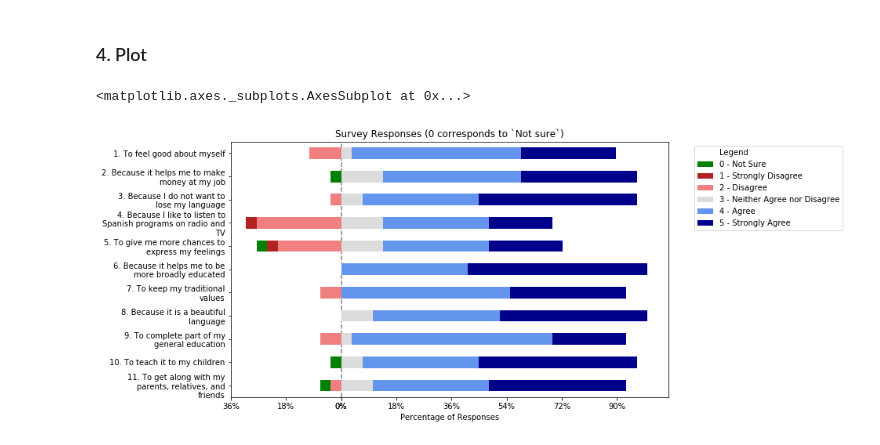
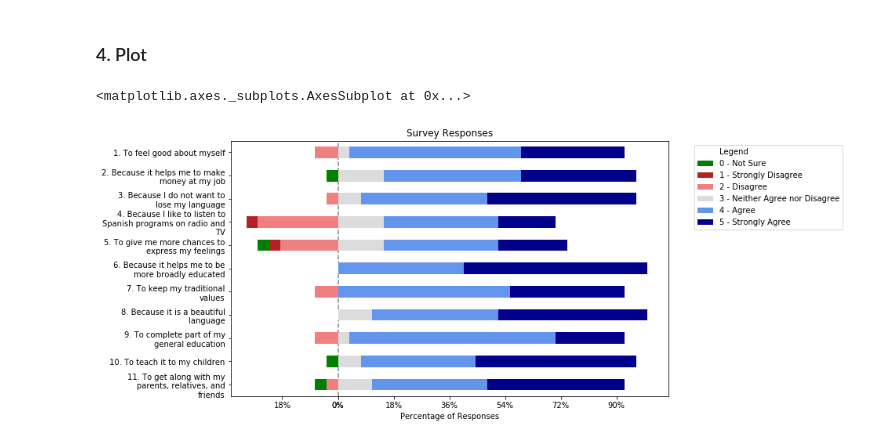
Before and after one commit to damian-romero/likert_scale_analyses, a Jupyter notebook: simple_analysis.ipynb, the cells around one changed output. Drawn from its saved outputs; the diff is of its cells as text; code cells hidden in the pictures.

```diff
--- a/simple_analysis.ipynb
+++ b/simple_analysis.ipynb
@@ -9,7 +9,7 @@ import plot_likert # Likert scale analysis
 ### 1. Import dataset
 # %%
 datadir = 'data/' # add this directory in your system and store your csv data there.
-table = 'scores.csv' # the name of my dataset. Change it to fit yours.
+table = 'scores_M.csv' # the name of my dataset. Change it to fit yours.
 
 # Read data into a pandas dataframe
 df = pd.read_csv(os.path.join(datadir, table), sep= '\t') # my data is actually a tab-separated table
@@ -36,6 +38,16 @@ memory usage: 10.1+ KB
 # %%
-# The dataset contains 11 responses for each of the 29 participants in my survey.
-# Responses are stacked on top of each other so a new participant is shown every 11 rows.
-# Show all columns and the top 23 rows
-df.head(23)
+# Get length of the dataset
+df_len = len(df['Participant'])
+# Get number of unique questions
+questions_n = len(df['Question'].unique())
+# Get number of unique participants
+participants_n = len(df['Participant'].unique())
+# Compensate for the difference between zero indexing and early stop in range function later
+zero_range_diff = 2
+range_top = df_len + zero_range_diff - participants_n
+
+display(Markdown(f"""_Your dataset contains {questions_n} responses for each of the {participants_n} participants in my data.
+Responses are stacked on top of each other so a new participant is shown every {questions_n} rows.
+Here are all the columns and the top {questions_n * 2 + 1} rows_"""))
+df.head(questions_n * 2 + 1)
 # %% [output]
@@ -63,7 +78,7 @@ The data must be in an `ID  Question1  Question2  QuestionN` format, so we must
 # There are no missing (NaN) values are contained in this dataset
 
 # Get likert scores responses in a list of list with all 29 participants and 11 responses each
-scores = [df.iloc[x:x+11].Response.tolist() for x in range(0, 310, 11)]
+scores = [df.iloc[x:x+questions_n].Response.tolist() for x in range(0, range_top, questions_n)]
 
 # The responses must be turned into a format that fits the scale in plot_likert (see https://github.com/nmalkin/plot-likert/blob/master/plot_likert/scales.py)
 # In this case, the  responses have been abbreviated as "SA, A, N" etc. We will map the responses to a standard format.
@@ -153,7 +168,7 @@ percentages
 # Customize colors
 likert_colors = ['white','green', 'firebrick','lightcoral','gainsboro','cornflowerblue', 'darkblue']
 # %%
-plot_likert.plot_counts(percentages, plot_likert.scales.scores5_0_custom, plot_percentage=True, colors=likert_colors, figsize=[10,6], title="Survey Responses (0 corresponds to `Not sure`)")
+plot_likert.plot_counts(percentages, plot_likert.scales.scores5_0_custom, plot_percentage=True, colors=likert_colors, figsize=[10,6], title="Survey Responses")
 # %% [output]
 <matplotlib.axes._subplots.AxesSubplot at 0x...>
-[figure, old version]
+[figure, new version]
```
Also changed, not shown: parts of 5 cells of this notebook, 4 other files.
